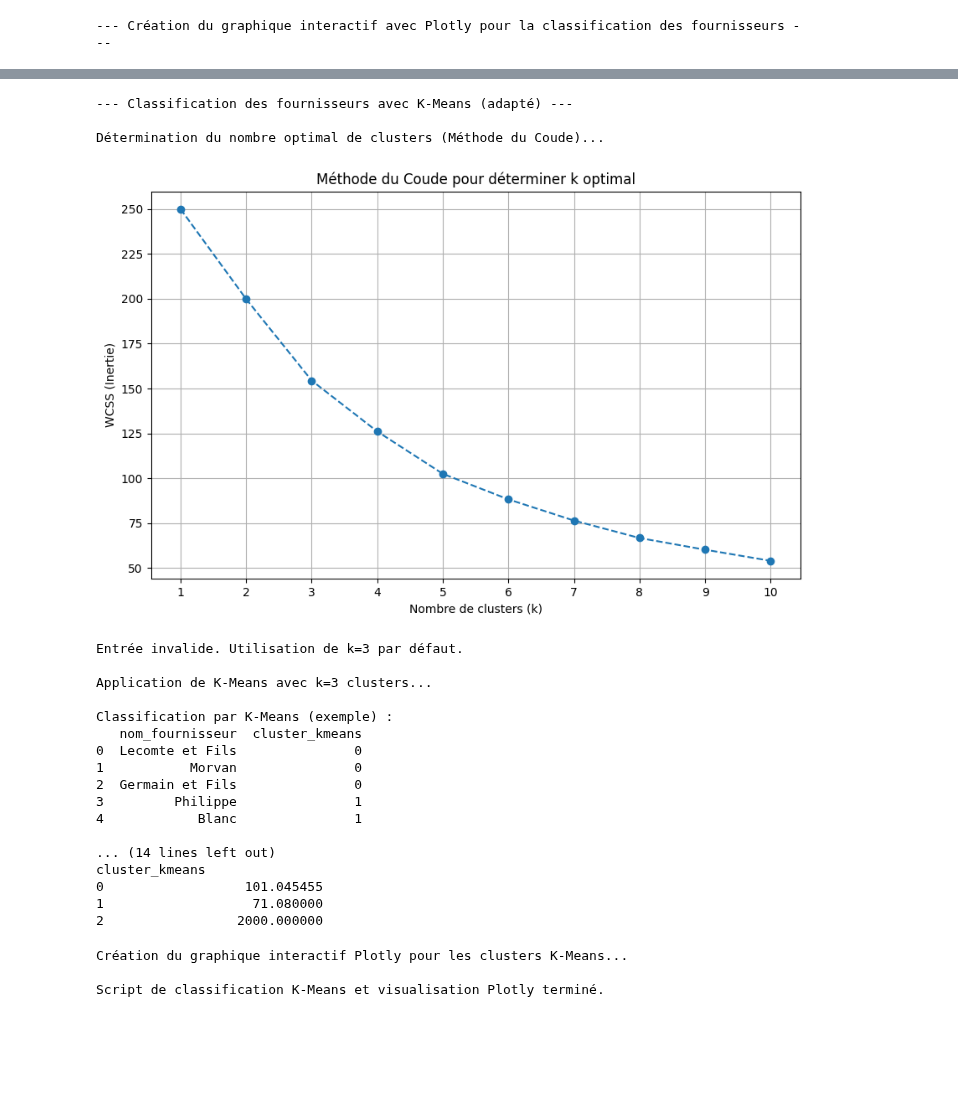
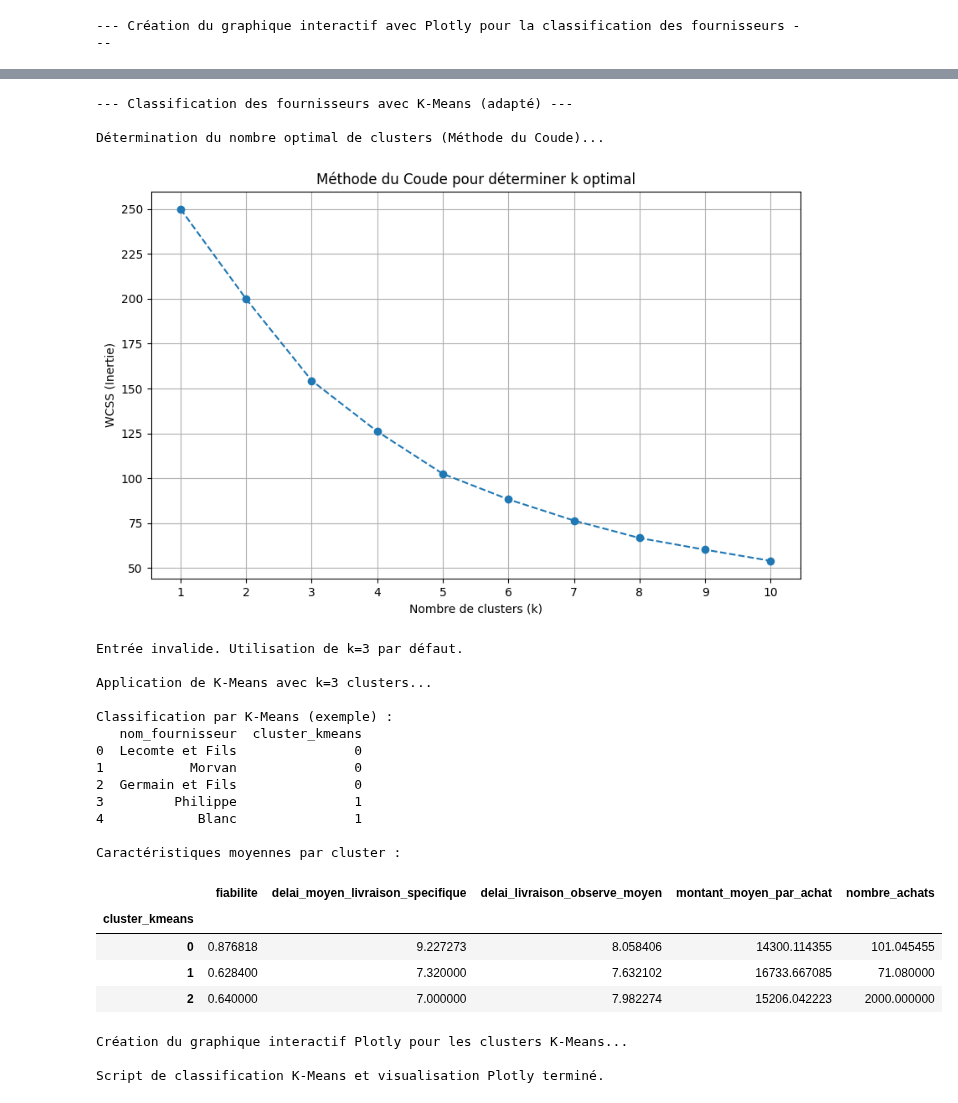
Before and after one commit to Fanaingamampiandra/Projet_Supply_chain, a Jupyter notebook: code/machine learning/Classification des Fournisseurs.ipynb, the cells around one changed output, grey strips where cells are left out. Drawn from its saved outputs; the diff is of its cells as text; code cells hidden in the pictures; blank space fills up the shorter version.

```diff
--- a/code/machine learning/Classification des Fournisseurs.ipynb
+++ b/code/machine learning/Classification des Fournisseurs.ipynb
@@ -277,39 +537,40 @@ except ValueError:
     optimal_k = 3
 
 
 print(f"\nApplication de K-Means avec k={optimal_k} clusters...")
 kmeans = KMeans(n_clusters=optimal_k, init='k-means++', random_state=42, n_init=10)
 supplier_feature['cluster_kmeans'] = kmeans.fit_predict(X_scaled)
 
 print("\nClassification par K-Means (exemple) :")
 print(supplier_feature[['nom_fournisseur', 'cluster_kmeans']].head())
 
 
 print("\nCaractéristiques moyennes par cluster :")
 cluster_analysis = supplier_feature.groupby('cluster_kmeans')[features_for_clustering].mean()
-print(cluster_analysis)
+cluster_analysis
 # %% [output]
 --- Classification des fournisseurs avec K-Means (adapté) ---
 
 Détermination du nombre optimal de clusters (Méthode du Coude)...
 [figure]
 Entrée invalide. Utilisation de k=3 par défaut.
 
 Application de K-Means avec k=3 clusters...
 
 Classification par K-Means (exemple) :
    nom_fournisseur  cluster_kmeans
 0  Lecomte et Fils               0
 1           Morvan               0
 2  Germain et Fils               0
 3         Philippe               1
 4            Blanc               1
 
-... (14 lines left out)
-cluster_kmeans
-0                  101.045455
-1                   71.080000
-2                 2000.000000
+Caractéristiques moyennes par cluster :
+|  | fiabilite | delai_moyen_livraison_specifique | delai_livraison_observe_moyen | montant_moyen_par_achat | nombre_achats |
+| cluster_kmeans |  |  |  |  |  |
+| 0 | 0.876818 | 9.227273 | 8.058406 | 14300.114355 | 101.045455 |
+| 1 | 0.628400 | 7.320000 | 7.632102 | 16733.667085 | 71.080000 |
+| 2 | 0.640000 | 7.000000 | 7.982274 | 15206.042223 | 2000.000000 |
 # %%
 
 supplier_feature['cluster_kmeans'] = supplier_feature['cluster_kmeans'].astype('category')
```
Also changed, not shown: parts of 11 cells of this notebook, 3 other files.
